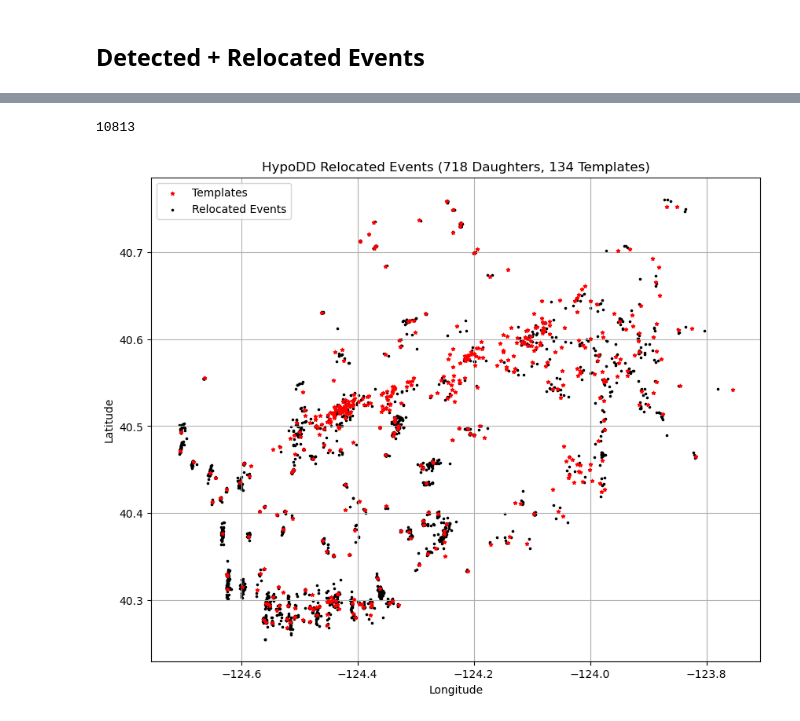
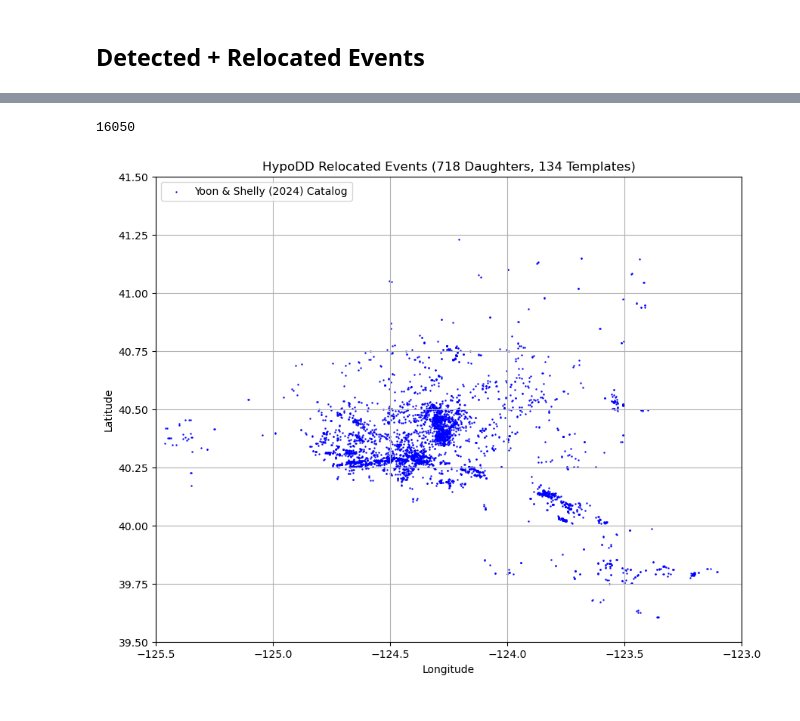
Before and after one commit to arif-geo/hypodd_pywrapper, a Jupyter notebook: notebooks/relocation_test.ipynb, the cells around one changed output, grey strips where cells are left out. Cells and saved outputs as stored; diff of their text form; code cells hidden in the pictures.

Commit message:
Update relocation analysis and ignore dense ph2dt / cc files

```diff
--- a/notebooks/relocation_test.ipynb
+++ b/notebooks/relocation_test.ipynb
@@ -79,28 +74,42 @@ daughter_df.shape[0]
 # %%
-df = pd.read_csv('/N/u/mdaislam/Quartz/Arif-projects/Match-Filter-Event-Detection/event_detection/results/stage_f_master_catalog/master_phase_picks_2020_2022.csv')
+df = pd.read_csv('/N/u/mdaislam/Quartz/Arif-projects/Match-Filter-Event-Detection/event_detection/results/stage_f_master_catalog/master_phase_picks_2018_2022_5yr.csv')
 df.event_id.nunique()
 # %% [output]
-10813
+16050
+# %%
+colnames = ['origin_time', 'origin_time_2021', 'latitude', 'longitude', 'depth', 'magnitude', 'event_id', 'rupture_radius', 'uncertainty_x', 'uncertainty_y', 'uncertainty_z', 'uncertainty_time']
+
+# Yoon & Shelly (2024) catalog
+yoon_shelly_cat = pd.read_csv(f"/N/u/mdaislam/Quartz/Arif-projects/Match-Filter-Event-Detection/event_detection/data/Yoon_Shelly_2024_catalog/Data02_supplement.txt", sep='\s+', header=None, names=colnames)
 # %%
+# Plot template and newly detected events (all relocated), events that are after petrolia and before ferndale events (2021-12-20 to 2022-11-30)
 fig, ax = plt.subplots(figsize=(10, 8))
 
-# templates (parents have NO underscore in their ID)
-ax.scatter(template_df['longitude'], template_df['latitude'], c='red', s=10, marker='*',zorder=2, label='Templates')
+# # templates (parents have NO underscore in their ID)
+# ax.scatter(template_df['longitude'], template_df['latitude'], c='red', s=5, marker='*',zorder=2, label='Templates')
 
-# Detected events (daughters DO have an underscore in their ID)
-daughter_df = reloc_df[reloc_df['event_id'].str.contains('_')]
-ax.scatter(daughter_df['longitude'], daughter_df['latitude'], c='k', marker='.', s=10, zorder=1, label='Relocated Events')
-# cbar = plt.colorbar(sc, ax=ax)
-# cbar.set_label('Depth (km)')
+# # Detected events (daughters DO have an underscore in their ID)
+# daughter_df = reloc_df[reloc_df['event_id'].str.contains('_')]
+# ax.scatter(daughter_df['longitude'], daughter_df['latitude'], c='k', marker='.', s=2, zorder=3, label='Relocated Events')
+# # cbar = plt.colorbar(sc, ax=ax)
+# # cbar.set_label('Depth (km)')
+
+# events between petrolia and ferndale events (2021-12-20 to 2022-11-30)
+mask = (yoon_shelly_cat['origin_time'] >= '2021-12-20') & (yoon_shelly_cat['origin_time'] <= '2022-11-30')
+filtered_cat = yoon_shelly_cat[mask]
+ax.scatter(filtered_cat['longitude'], filtered_cat['latitude'], c='blue', marker='.', s=2, zorder=1, label='Yoon & Shelly (2024) Catalog')
+
 ax.set_xlabel('Longitude')
 ax.set_ylabel('Latitude')
 ax.set_title('HypoDD Relocated Events (718 Daughters, 134 Templates)')
-ax.legend()
+ax.legend(loc='upper left')
+ax.set_xlim(-125.5, -123.0)
+ax.set_ylim(39.5, 41.5)
 
 plt.grid()
 plt.show()
 # %% [output]
-[figure, old version]
+[figure, new version]
 # %%
 # Calculate spatial differences between parent templates and daughter events
 import numpy as np
```
Also changed, not shown: parts of 11 cells of this notebook, 26 other files.
